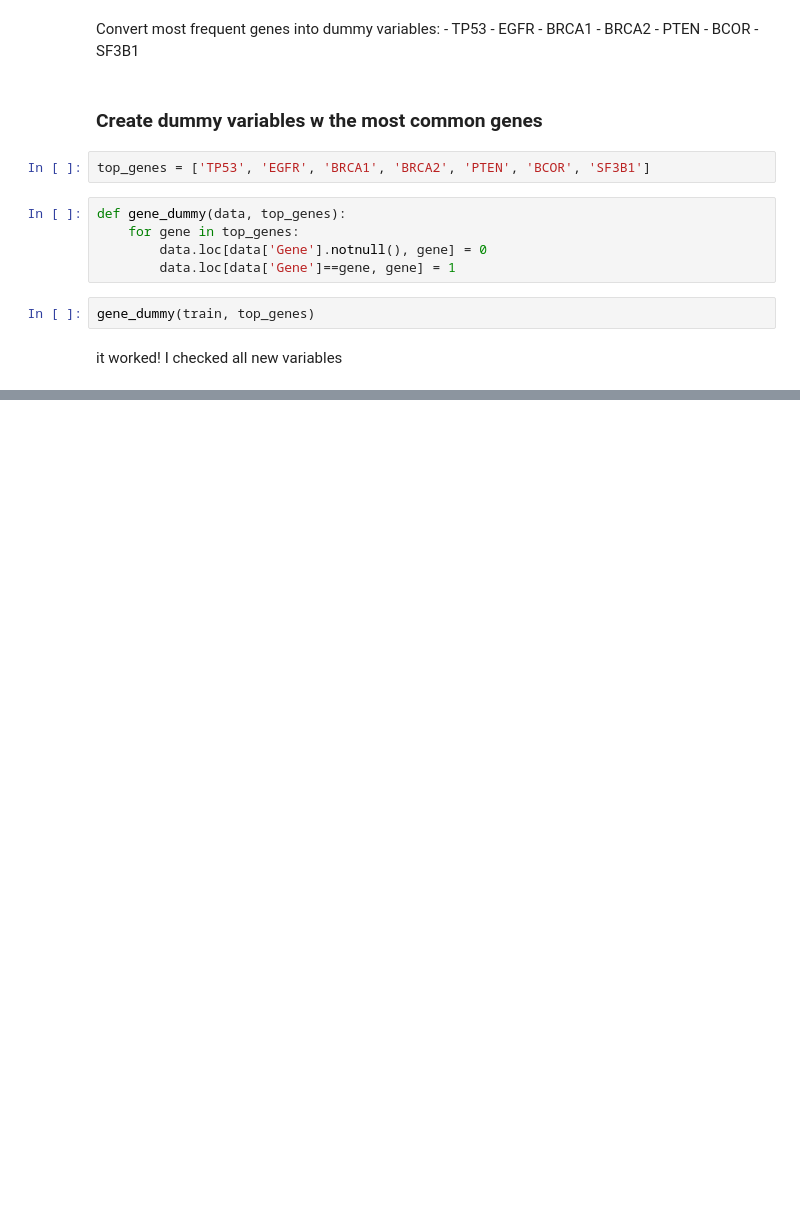
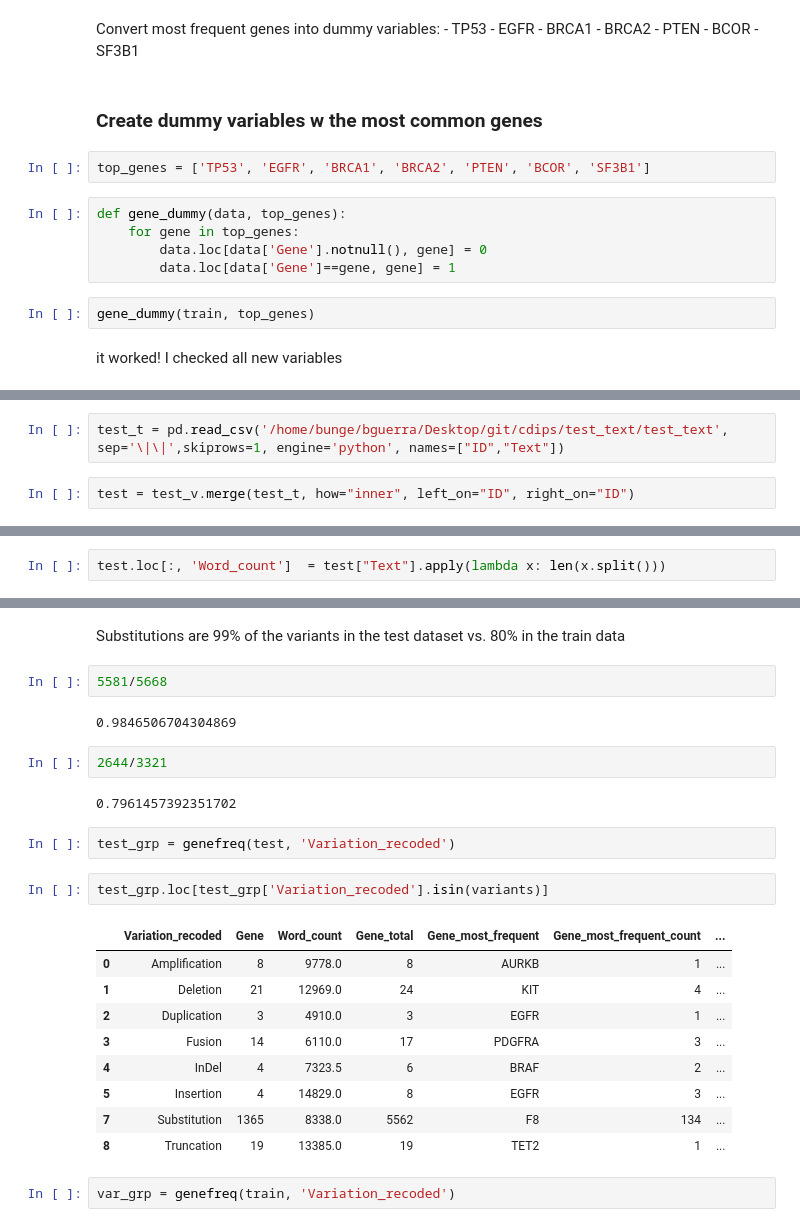
Before and after one commit to belyguerra/cdips, a Jupyter notebook: gene_variants_prepros_EDA.ipynb, the cells around one changed output, grey strips where cells are left out. Drawn from its saved outputs; the diff is of its cells as text; blank space fills up the shorter version.

Commit message:
updated variant recoder

```diff
--- a/gene_variants_prepros_EDA.ipynb
+++ b/gene_variants_prepros_EDA.ipynb
@@ -342,0 +322,4 @@ train.loc[train['SF3B1']==1].head()
+# %%
+test_t = pd.read_csv('/home/bunge/bguerra/Desktop/git/cdips/test_text/test_text', sep='\|\|',skiprows=1, engine='python', names=["ID","Text"])
+# %%
+test = test_v.merge(test_t, how="inner", left_on="ID", right_on="ID")
@@ -342,0 +328,2 @@ train.loc[train['SF3B1']==1].head()
+# %%
+test.loc[:, 'Word_count']  = test["Text"].apply(lambda x: len(x.split()))
@@ -342,0 +365,26 @@ train.loc[train['SF3B1']==1].head()
+# %% [markdown]
+Substitutions are 99% of the variants in the test dataset vs. 80% in the train data
+# %%
+5581/5668
+# %% [output]
+0.9846506704304869
+# %%
+2644/3321
+# %% [output]
+0.7961457392351702
+# %%
+test_grp = genefreq(test, 'Variation_recoded')
+# %%
+test_grp.loc[test_grp['Variation_recoded'].isin(variants)]
+# %% [output]
+|  | Variation_recoded | Gene | Word_count | Gene_total | Gene_most_frequent | Gene_most_frequent_count | ... |
+| 0 | Amplification | 8 | 9778.0 | 8 | AURKB | 1 | ... |
+| 1 | Deletion | 21 | 12969.0 | 24 | KIT | 4 | ... |
+| 2 | Duplication | 3 | 4910.0 | 3 | EGFR | 1 | ... |
+| 3 | Fusion | 14 | 6110.0 | 17 | PDGFRA | 3 | ... |
+| 4 | InDel | 4 | 7323.5 | 6 | BRAF | 2 | ... |
+| 5 | Insertion | 4 | 14829.0 | 8 | EGFR | 3 | ... |
+| 7 | Substitution | 1365 | 8338.0 | 5562 | F8 | 134 | ... |
+| 8 | Truncation | 19 | 13385.0 | 19 | TET2 | 1 | ... |
+# %%
+var_grp = genefreq(train, 'Variation_recoded')
```
Also changed, not shown: parts of 41 cells of this notebook.
